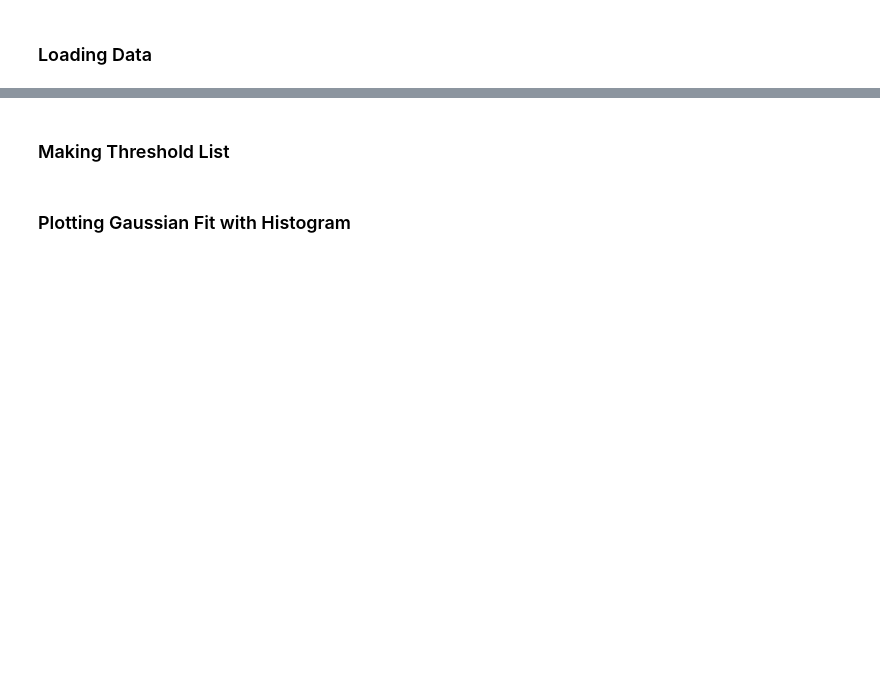
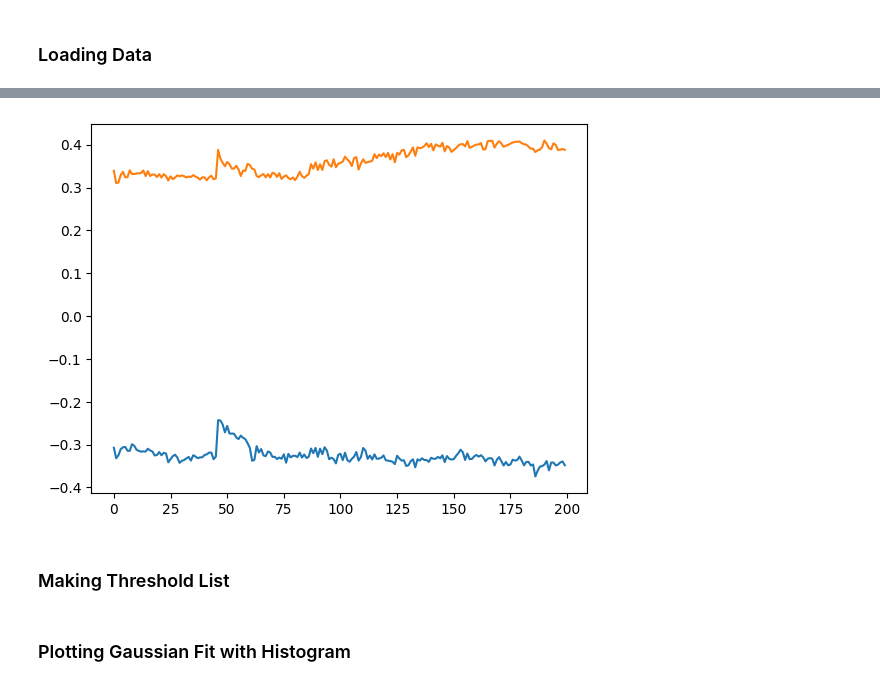
Before and after one commit to katarzyna-kupczyk/prey_capture, a Jupyter notebook: notebooks/vergence_event_finder.ipynb, the cells around one changed output, grey strips where cells are left out. Cells and saved outputs as stored; diff of their text form; code cells hidden in the pictures; blank space fills up the shorter version.

```diff
--- a/notebooks/vergence_event_finder.ipynb
+++ b/notebooks/vergence_event_finder.ipynb
@@ -49,0 +90,2 @@ for fish in range(0,41):
+# %%
+list_of_fish_dicts = load_json_data('../json_data/STIM_5_6_SIZEDOT_0.004_0.025.json')
@@ -49,0 +110,3 @@ for fish in range(0,41):
+# %%
+fish0 = list_of_fish_dicts[0]
+fish0['STIM_type_6.SIZE_dot_0.004'][5]['L_EYE']
@@ -49,0 +126,10 @@ for fish in range(0,41):
+# %%
+x = fish0['STIM_type_6.SIZE_dot_0.004'][5]
+# peaks, _ = find_peaks(x, prominence=(0.06))
+# np.diff(peaks)
+plt.plot(x['L_EYE'])
+plt.plot(x['R_EYE'])
+# plt.plot(peaks, x[peaks], "x")
+plt.show()
+# %% [output]
+[figure, added]
```
Also changed, not shown: parts of 62 cells of this notebook.
